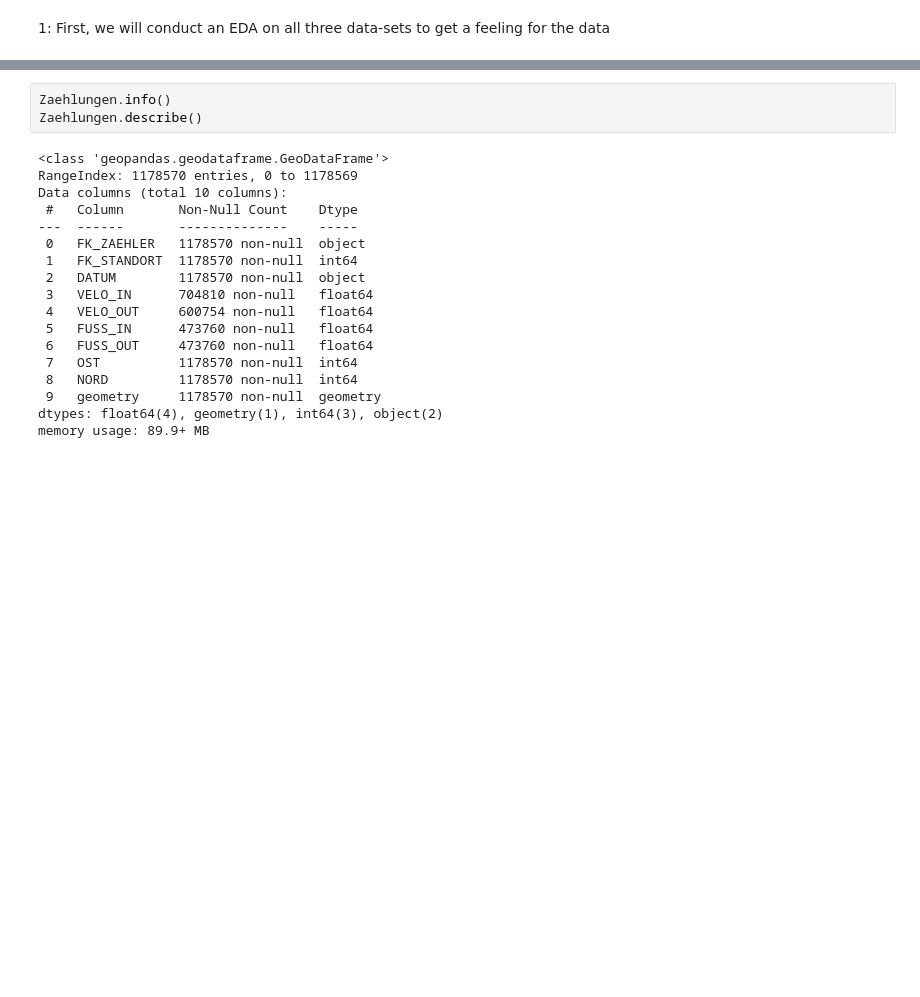
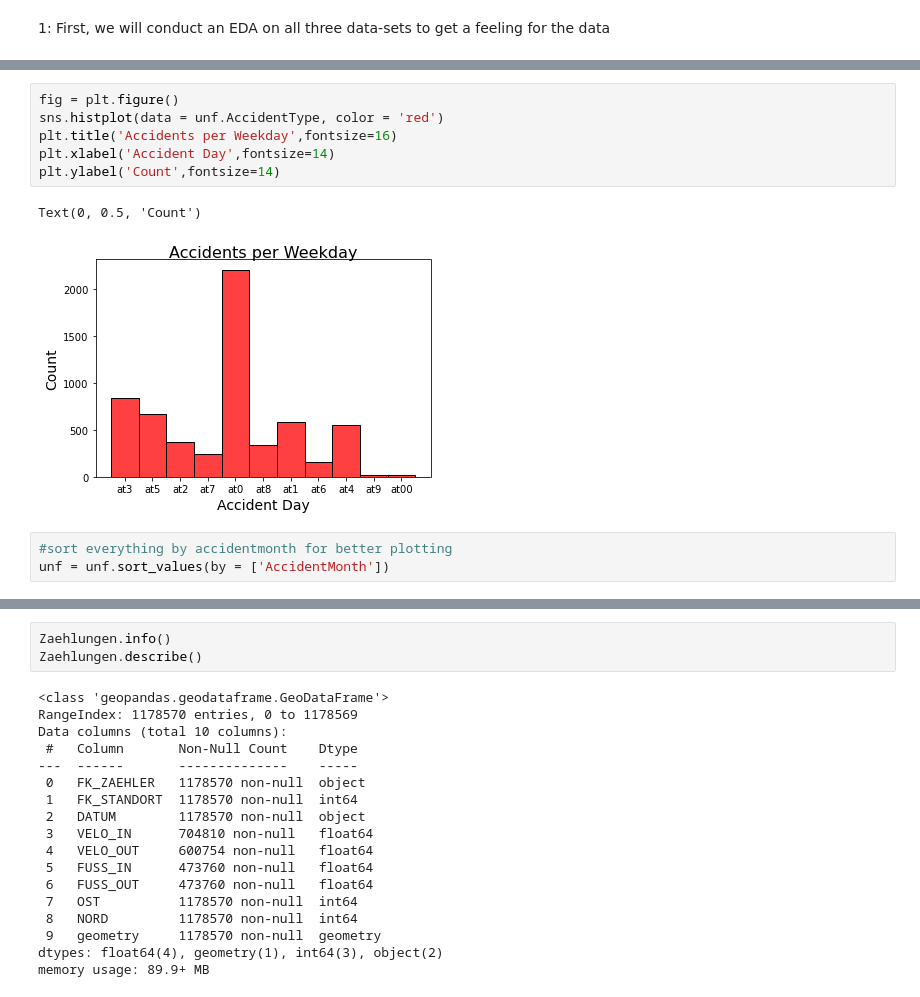
Before and after one commit to thereallinusrg/Velo-Zueri-Unfaelle, a Jupyter notebook: simon-notebook.ipynb, the cells around one changed output, grey strips where cells are left out. Saved outputs shown, nothing was run; the diff lists cells and outputs as text; blank space fills up the shorter version.

```diff
--- a/simon-notebook.ipynb
+++ b/simon-notebook.ipynb
@@ -36,0 +98,12 @@ Zaehlungen = gpd.GeoDataFrame(
+# %%
+fig = plt.figure()
+sns.histplot(data = unf.AccidentType, color = 'red')
+plt.title('Accidents per Weekday',fontsize=16)
+plt.xlabel('Accident Day',fontsize=14)
+plt.ylabel('Count',fontsize=14)
+# %% [output]
+Text(0, 0.5, 'Count')
+[figure, added]
+# %%
+#sort everything by accidentmonth for better plotting
+unf = unf.sort_values(by = ['AccidentMonth'])
```
Also changed, not shown: parts of 17 cells of this notebook.
